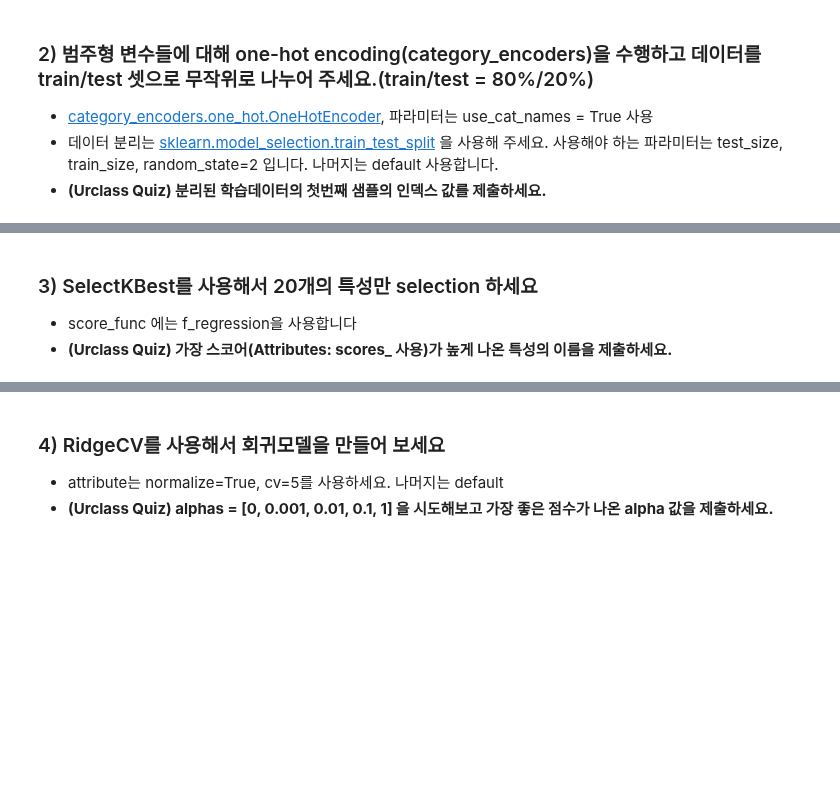
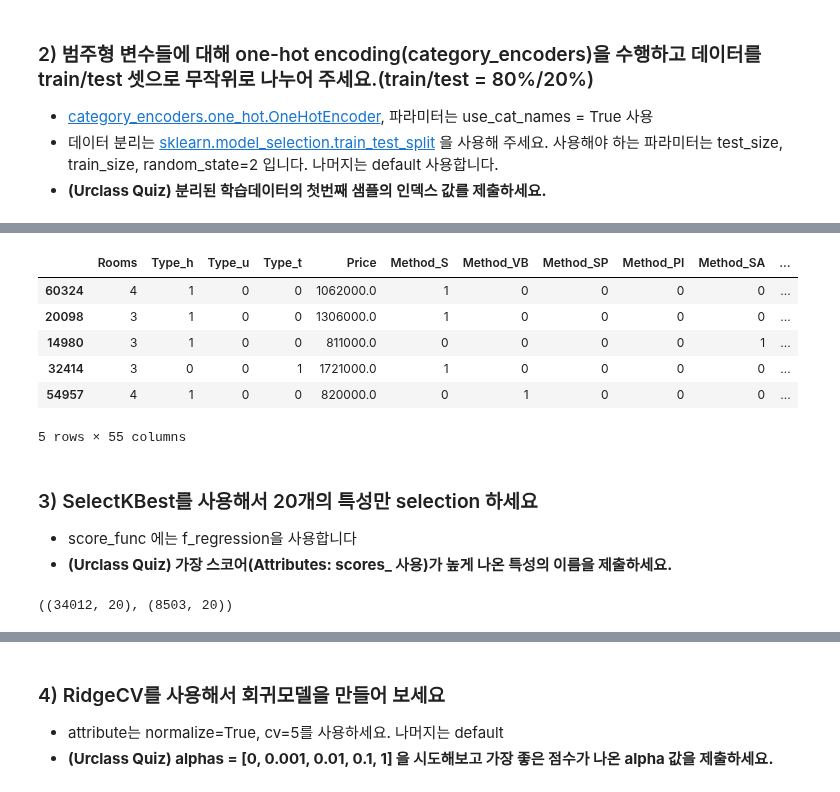
Before and after one commit to p65454/codestates, a Jupyter notebook: n213-ridge-regression/n213a-ridge-regression.ipynb, the cells around one changed output, grey strips where cells are left out. Drawn from its saved outputs; the diff is of its cells as text; code cells hidden in the pictures; blank space fills up the shorter version.

```diff
--- a/n213-ridge-regression/n213a-ridge-regression.ipynb
+++ b/n213-ridge-regression/n213a-ridge-regression.ipynb
@@ -44,3 +106,14 @@ df.drop_duplicates(inplace=True)
+# %%
+## show X_test
+X_test.head()
+# %% [output]
+|  | Rooms | Type_h | Type_u | Type_t | Price | Method_S | Method_VB | Method_SP | Method_PI | Method_SA | ... |
+| 60324 | 4 | 1 | 0 | 0 | 1062000.0 | 1 | 0 | 0 | 0 | 0 | ... |
+| 20098 | 3 | 1 | 0 | 0 | 1306000.0 | 1 | 0 | 0 | 0 | 0 | ... |
+| 14980 | 3 | 1 | 0 | 0 | 811000.0 | 0 | 0 | 0 | 0 | 1 | ... |
+| 32414 | 3 | 0 | 0 | 1 | 1721000.0 | 1 | 0 | 0 | 0 | 0 | ... |
+| 54957 | 4 | 1 | 0 | 0 | 820000.0 | 0 | 1 | 0 | 0 | 0 | ... |
+5 rows × 55 columns
 # %% [markdown]
 ### 3) SelectKBest를 사용해서 20개의 특성만 selection 하세요
 - score_func 에는 f_regression을 사용합니다
@@ -49,0 +121,19 @@ df.drop_duplicates(inplace=True)
+# %%
+# target(Price)와 가장 correlated 된 features 를 k개 고르는 것이 목표입니다.
+
+## f_regresison, SelectKBest
+from sklearn.feature_selection import f_regression, SelectKBest
+
+## selctor 정의합니다.
+selector = SelectKBest(score_func=f_regression, k=20)
+
+## 학습데이터에 fit_transform
+X_train_selected = selector.fit_transform(X_train, y_train)
+
+## 테스트 데이터는 transform
+X_test_selected = selector.transform(X_test)
+
+
+X_train_selected.shape, X_test_selected.shape
+# %% [output]
+((34012, 20), (8503, 20))
```
Also changed, not shown: parts of 24 cells of this notebook.
